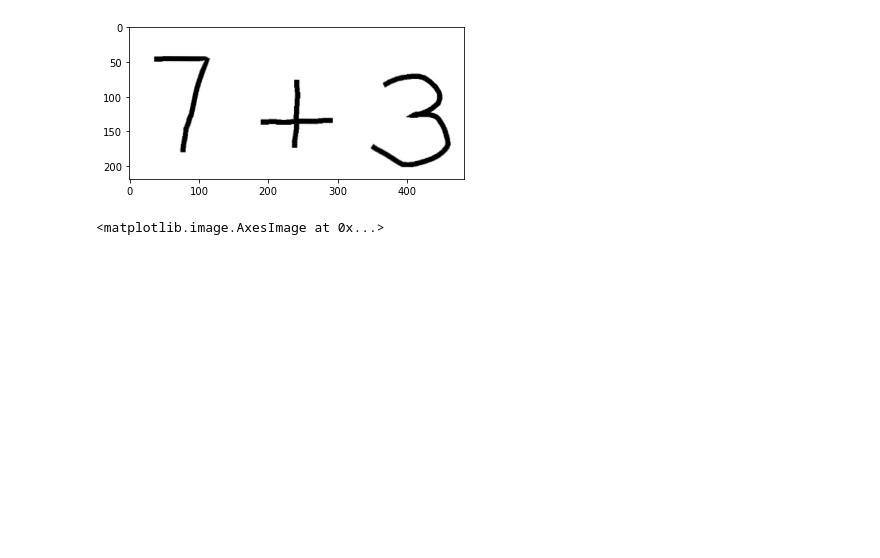
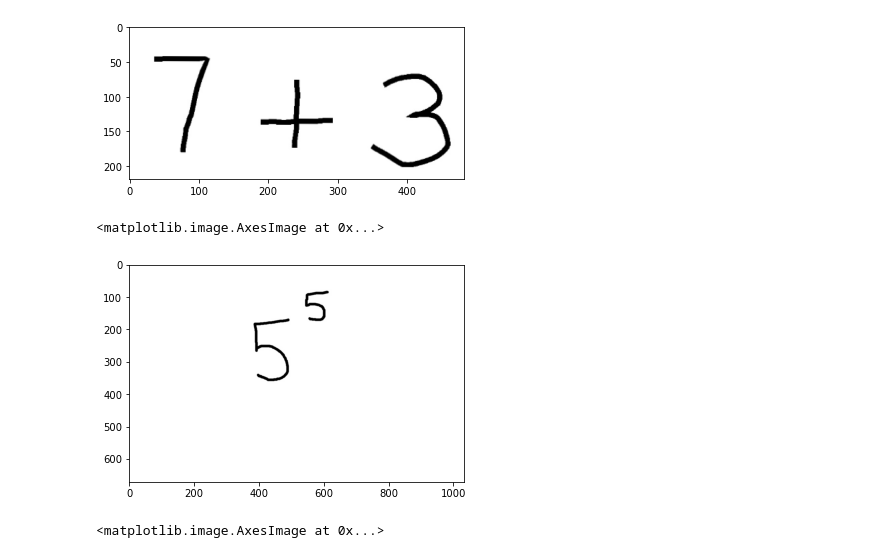
Before and after one commit to mattdmv/MathSolve, a Jupyter notebook: model/Handwritten equation processing/Processing handwritten equation.ipynb, the cells around one changed output. Saved outputs shown, nothing was run; the diff lists cells and outputs as text; code cells hidden in the pictures; blank space fills up the shorter version.

```diff
--- a/model/Handwritten equation processing/Processing handwritten equation.ipynb
+++ b/model/Handwritten equation processing/Processing handwritten equation.ipynb
@@ -14,6 +15,11 @@ plt.imshow(image)
 # %% [output]
 <matplotlib.image.AxesImage at 0x...>
 [figure]
+# %%
+plt.imshow(untitled)
+# %% [output]
+<matplotlib.image.AxesImage at 0x...>
+[figure, added]
 # %%
 imgray = cv.cvtColor(image_working_copy, cv.COLOR_BGR2GRAY)
 ret, thresh = cv.threshold(imgray, 100, 255, 0)
```
Also changed, not shown: parts of 9 cells of this notebook, 2 other files.
